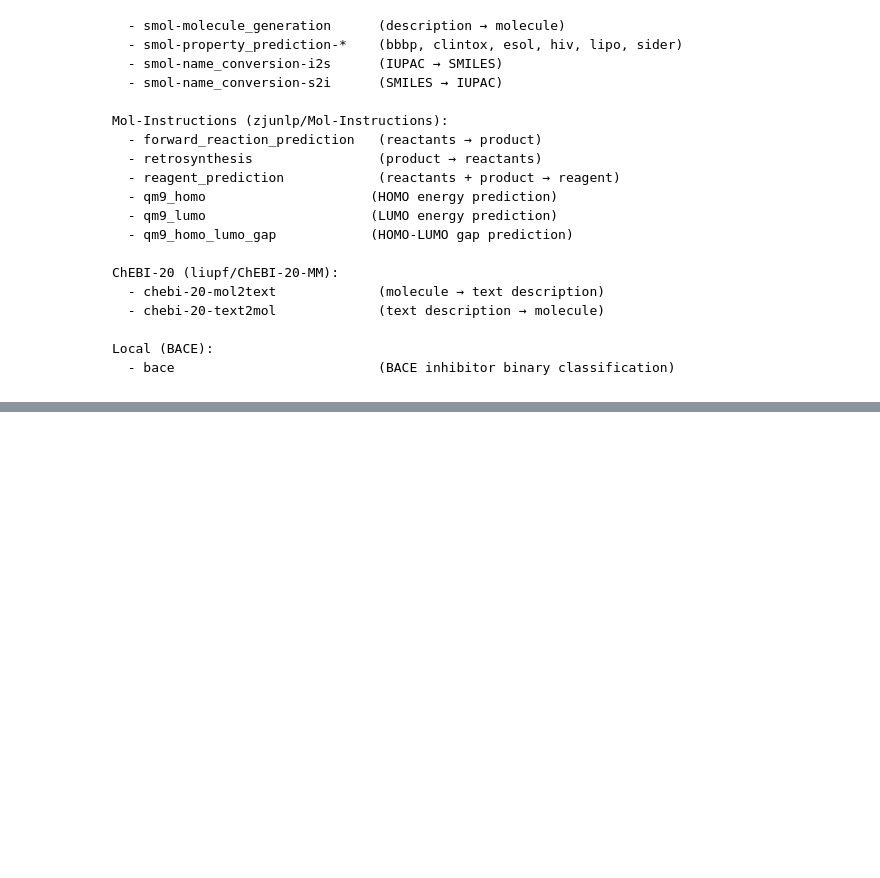
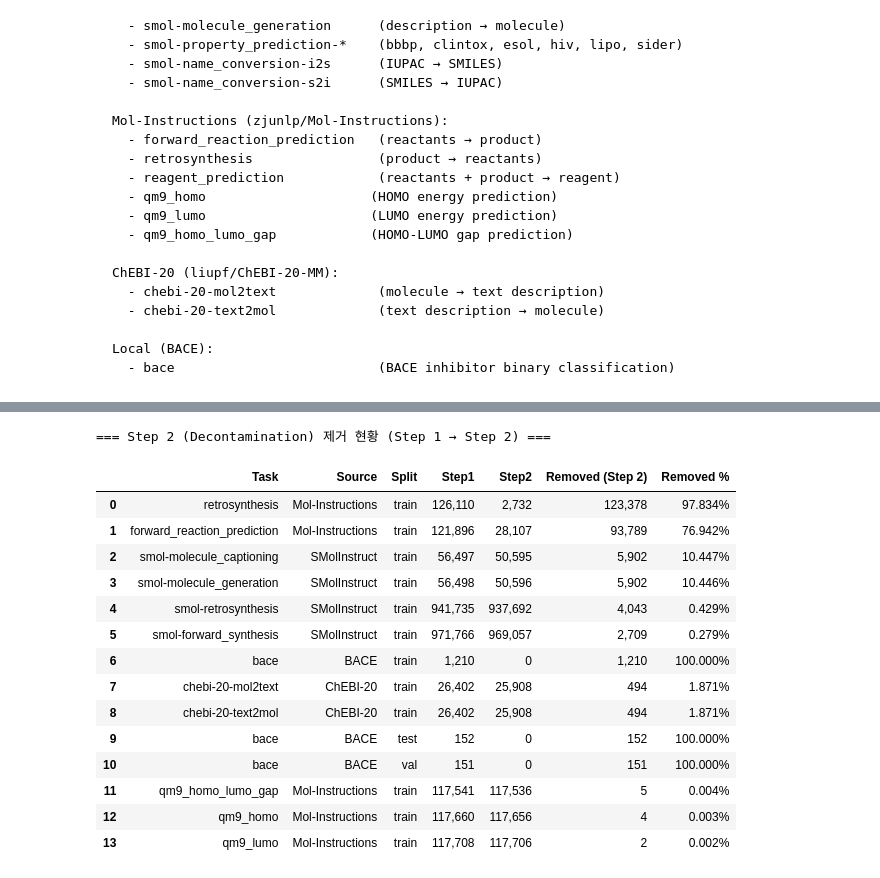
Before and after one commit to gkswns3708/MolDA, a Jupyter notebook: src/dataset_generation/dataset_summary.ipynb, the cells around one changed output, grey strips where cells are left out. Saved outputs shown, nothing was run; the diff lists cells and outputs as text; code cells hidden in the pictures; blank space fills up the shorter version.

```diff
--- a/src/dataset_generation/dataset_summary.ipynb
+++ b/src/dataset_generation/dataset_summary.ipynb
@@ -243,3 +299,59 @@ display(df_tasks.style.format({
+# %%
+# ---------------------------------------------------------------------------
+# Step 1 vs Step 2 비교 (decontam으로 몇 개 제거됐는지)
+# ---------------------------------------------------------------------------
+if step1_counts and step2_counts:
+    comp_rows = []
+    for task in sorted(set(step1_counts) | set(step2_counts)):
+        c1 = step1_counts.get(task, {"train": 0, "val": 0, "test": 0})
+        c2 = step2_counts.get(task, {"train": 0, "val": 0, "test": 0})
+        for split in ["train", "val", "test"]:
+            before = c1.get(split, 0)
+            after = c2.get(split, 0)
+            removed = before - after
+            if before == 0 and after == 0:
+                continue
+            comp_rows.append({
+                "Task": task,
+                "Source": TASK_TO_SOURCE.get(task, "Unknown"),
+                "Split": split,
+                "Step1": before,
+                "Step2": after,
+                "Removed (Step 2)": removed,
+                "Removed %": (removed / before * 100) if before > 0 else 0.0,
+            })
+    df_s1s2 = pd.DataFrame(comp_rows)
+    df_s1s2_nonzero = df_s1s2[df_s1s2["Removed (Step 2)"] != 0].sort_values(
+        "Removed (Step 2)", ascending=False
+    ).reset_index(drop=True)
+
+    print("=== Step 2 (Decontamination) 제거 현황 (Step 1 → Step 2) ===\n")
+    if len(df_s1s2_nonzero) == 0:
+        print("  제거된 샘플 없음 (eval leakage 0, within-family dedup 0)")
+    else:
+        display(df_s1s2_nonzero.style.format({
+            "Step1": "{:,}", "Step2": "{:,}",
+            "Removed (Step 2)": "{:,}", "Removed %": "{:.3f}%",
+        }))
+else:
+    print("[Skip] Step 1 또는 Step 2 데이터가 없어 비교 불가")
+# %% [output]
+=== Step 2 (Decontamination) 제거 현황 (Step 1 → Step 2) ===
+|  | Task | Source | Split | Step1 | Step2 | Removed (Step 2) | Removed % |
+| 0 | retrosynthesis | Mol-Instructions | train | 126,110 | 2,732 | 123,378 | 97.834% |
+| 1 | forward_reaction_prediction | Mol-Instructions | train | 121,896 | 28,107 | 93,789 | 76.942% |
+| 2 | smol-molecule_captioning | SMolInstruct | train | 56,497 | 50,595 | 5,902 | 10.447% |
+| 3 | smol-molecule_generation | SMolInstruct | train | 56,498 | 50,596 | 5,902 | 10.446% |
+| 4 | smol-retrosynthesis | SMolInstruct | train | 941,735 | 937,692 | 4,043 | 0.429% |
+| 5 | smol-forward_synthesis | SMolInstruct | train | 971,766 | 969,057 | 2,709 | 0.279% |
+| 6 | bace | BACE | train | 1,210 | 0 | 1,210 | 100.000% |
+| 7 | chebi-20-mol2text | ChEBI-20 | train | 26,402 | 25,908 | 494 | 1.871% |
+| 8 | chebi-20-text2mol | ChEBI-20 | train | 26,402 | 25,908 | 494 | 1.871% |
+| 9 | bace | BACE | test | 152 | 0 | 152 | 100.000% |
+| 10 | bace | BACE | val | 151 | 0 | 151 | 100.000% |
+| 11 | qm9_homo_lumo_gap | Mol-Instructions | train | 117,541 | 117,536 | 5 | 0.004% |
+| 12 | qm9_homo | Mol-Instructions | train | 117,660 | 117,656 | 4 | 0.003% |
+| 13 | qm9_lumo | Mol-Instructions | train | 117,708 | 117,706 | 2 | 0.002% |
 # %%
 # ---------------------------------------------------------------------------
 # Source별 집계
```
Also changed, not shown: parts of 50 cells of this notebook, 22 other files.
